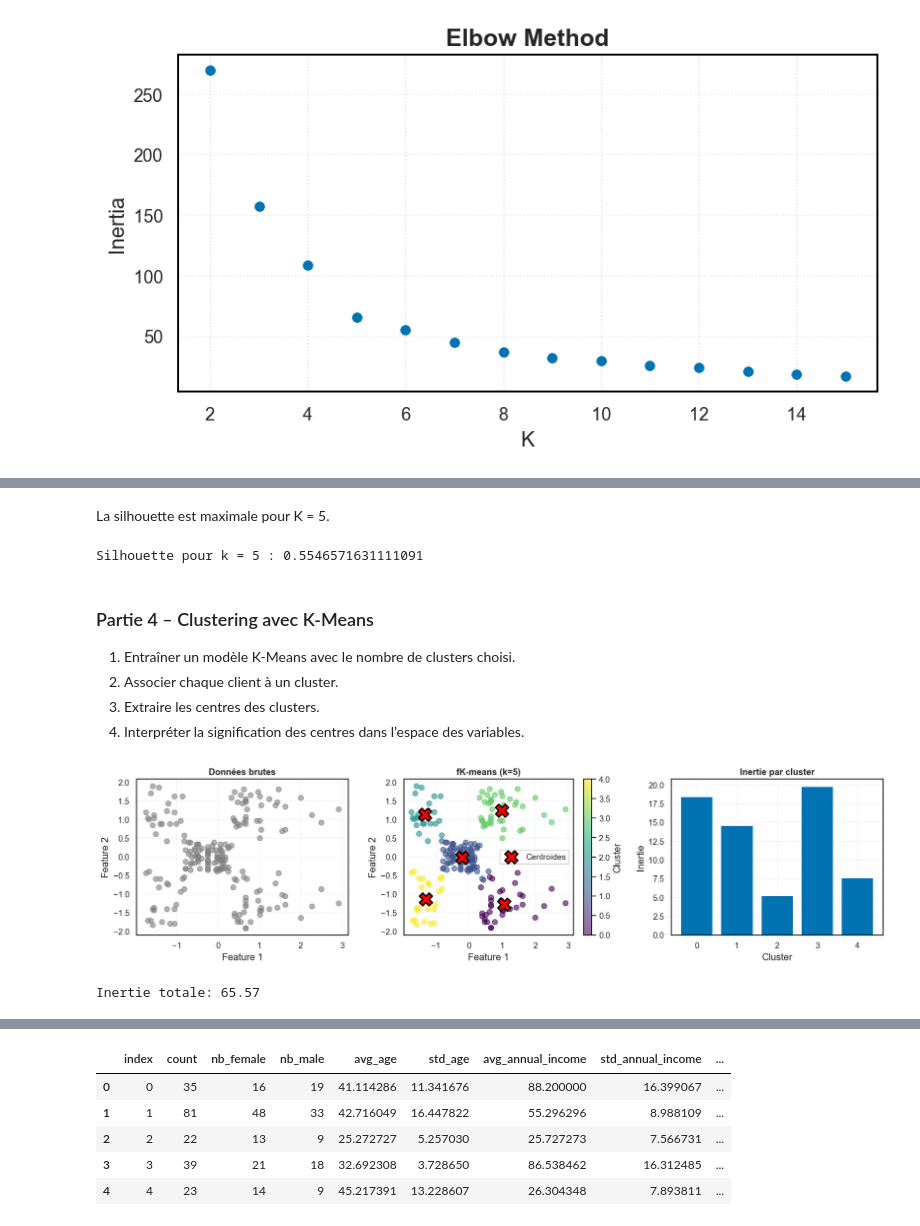
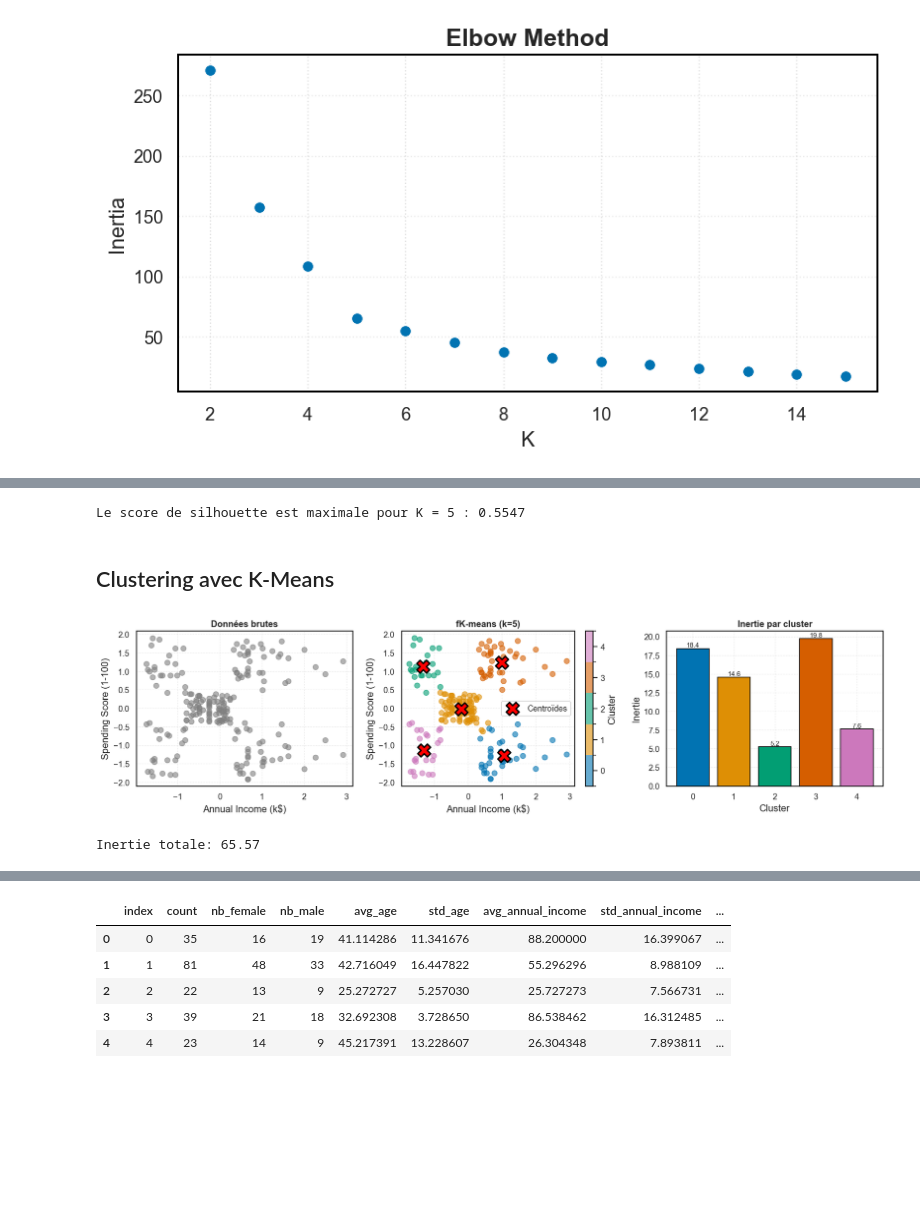
Before and after one commit to DamienDESSAUX-M2i/M2i_CDSD_Projet, a Jupyter notebook: livrables/C33-segmentation_clients.ipynb, the cells around one changed output, grey strips where cells are left out. Saved outputs shown, nothing was run; the diff lists cells and outputs as text; code cells hidden in the pictures; blank space fills up the shorter version.

```diff
--- a/livrables/C33-segmentation_clients.ipynb
+++ b/livrables/C33-segmentation_clients.ipynb
@@ -567,3 +572,6 @@ num_vars = [
 ]
 
 X = df[cat_var + num_var]
+
+feature1 = "Annual Income (k$)"
+feature2 = "Spending Score (1-100)"
@@ -653,76 +657,103 @@ plt.show()
-# %% [markdown]
-La silhouette est maximale pour K = 5.
 # %%
-print(f"Silhouette pour k = 5 : {max(silhouettes)}")
+K_optimal = 2 + np.argmax(silhouettes)
+
+print(
+    f"Le score de silhouette est maximale pour K = {K_optimal} :"
+    f" {max(silhouettes):.4f}"
+)
 # %% [output]
-Silhouette pour k = 5 : 0.5546571631111091
+Le score de silhouette est maximale pour K = 5 : 0.5547
 # %% [markdown]
-### Partie 4 – Clustering avec K-Means
-
-1. Entraîner un modèle K-Means avec le nombre de clusters choisi.
-2. Associer chaque client à un cluster.
-3. Extraire les centres des clusters.
-4. Interpréter la signification des centres dans l’espace des variables.
+## Clustering avec K-Means
 # %%
-k_optimal = 5
-
-kmeans_optimal = KMeans(n_clusters=k_optimal, random_state=SEED, n_init=10)
+kmeans_optimal = KMeans(n_clusters=K_optimal, random_state=SEED, n_init=10)
 
 y_pred_optimal = kmeans_optimal.fit_predict(X_transformed)
 # %%
-# Visualisation
+cluster_cmap = ListedColormap(
+    sns.color_palette(
+        "colorblind",
+        n_colors=K_optimal
+    )
+)
+bounds = np.arange(-0.5, K_optimal + 0.5, 1)
+cluster_norm = BoundaryNorm(bounds, cluster_cmap.N)
+
 fig, axes = plt.subplots(1, 3, figsize=(15, 4))
 
 # Données brutes
 axes[0].scatter(X_transformed[:, 0], X_transformed[:, 1], c="gray", alpha=0.6, s=50)
 axes[0].set_title("Données brutes", fontsize=12, fontweight="bold")
-axes[0].set_xlabel("Feature 1")
-axes[0].set_ylabel("Feature 2")
+axes[0].set_xlabel(feature1)
+axes[0].set_ylabel(feature2)
 
 # Clusters prédits
 scatter = axes[1].scatter(
     X_transformed[:, 0],
     X_transformed[:, 1],
     c=y_pred_optimal,
-    cmap="viridis",
+    cmap=cluster_cmap,
+    norm=cluster_norm,
     alpha=0.6,
     s=50,
 )
 axes[1].scatter(
     kmeans_optimal.cluster_centers_[:, 0],
     kmeans_optimal.cluster_centers_[:, 1],
     c="red",
     marker="X",
     s=300,
     edgecolors="black",
     linewidths=2,
     label="Centroïdes",
 )
-axes[1].set_title(f"fK-means (k={k_optimal})", fontsize=12, fontweight="bold")
-axes[1].set_xlabel("Feature 1")
-axes[1].set_ylabel("Feature 2")
+axes[1].set_title(f"fK-means (k={K_optimal})", fontsize=12, fontweight="bold")
+axes[1].set_xlabel(feature1)
+axes[1].set_ylabel(feature2)
 axes[1].legend()
-plt.colorbar(scatter, ax=axes[1], label="Cluster")
+cbar = plt.colorbar(
+    scatter,
+    ax=axes[1],
+    ticks=range(K_optimal)
+)
+cbar.set_label("Cluster")
+cbar.set_ticks(range(K_optimal))
+cbar.set_ticklabels(range(K_optimal))
 
 # Inertie par cluster
 inertia_by_cluster = []
-for i in range(k_optimal):
+for i in range(K_optimal):
     cluster_points = X_transformed[y_pred_optimal == i]
     center = kmeans_optimal.cluster_centers_[i]
     inertia = np.sum((cluster_points - center) ** 2)
     inertia_by_cluster.append(inertia)
 
-axes[2].bar(range(k_optimal), inertia_by_cluster)
+axes[2].bar(
+    range(K_optimal),
+    inertia_by_cluster,
+    color=COLORBLIND_PALETTE,
+    edgecolor="black",
+)
 axes[2].set_title("Inertie par cluster", fontsize=12, fontweight="bold")
 axes[2].set_xlabel("Cluster")
 axes[2].set_ylabel("Inertie")
-axes[2].set_xticks(range(k_optimal))
+axes[2].set_xticks(range(K_optimal))
+
+for i, inertia in enumerate(inertia_by_cluster):
+    axes[2].text(
+        i,
+        inertia,
+        f"{inertia:.1f}",
+        ha="center",
+        va="bottom",
+        fontsize=9
+    )
 
 plt.tight_layout()
 plt.show()
 
 print(f"Inertie totale: {sum(inertia_by_cluster):.2f}")
 # %% [output]
-[figure, old version]
+[figure, new version]
 Inertie totale: 65.57
 # %% [markdown]
```
Also changed, not shown: parts of 14 cells of this notebook, 3 other files.
